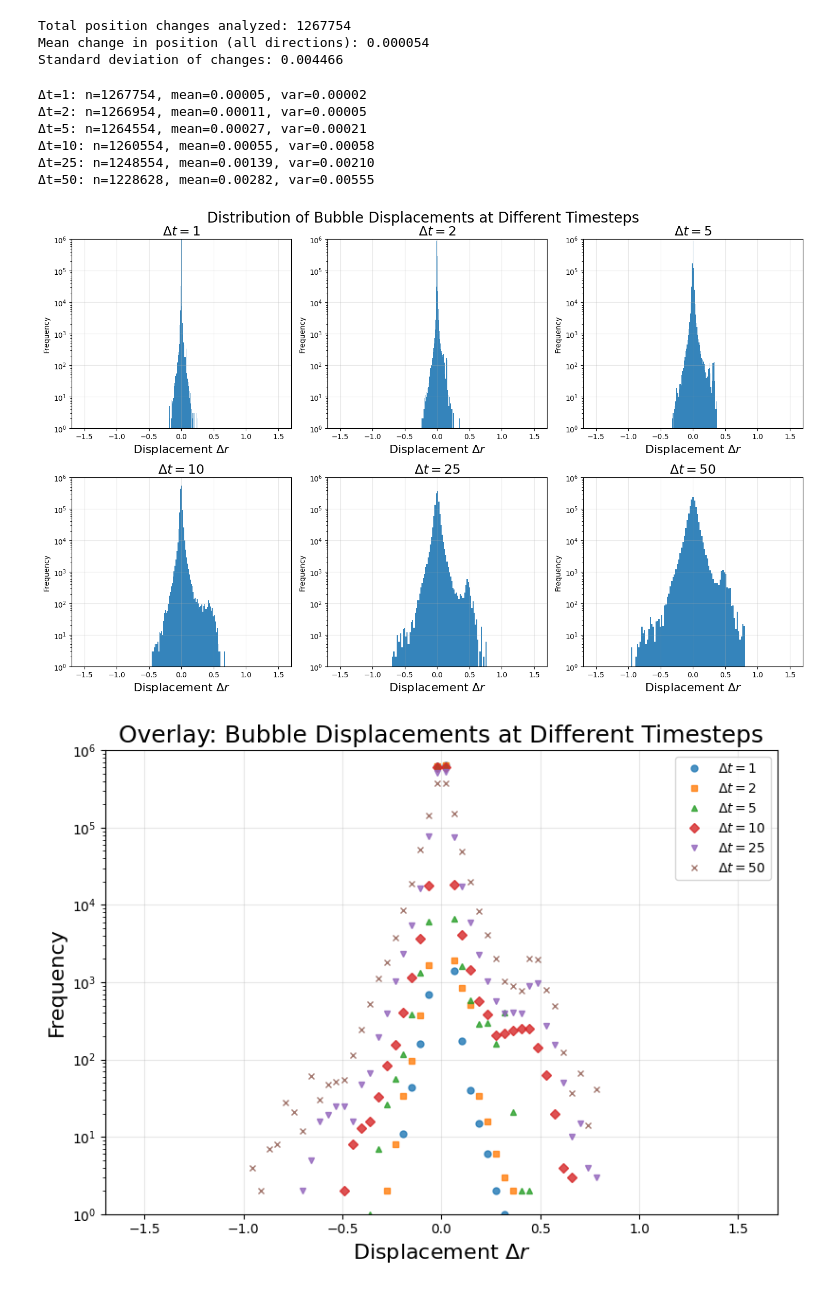
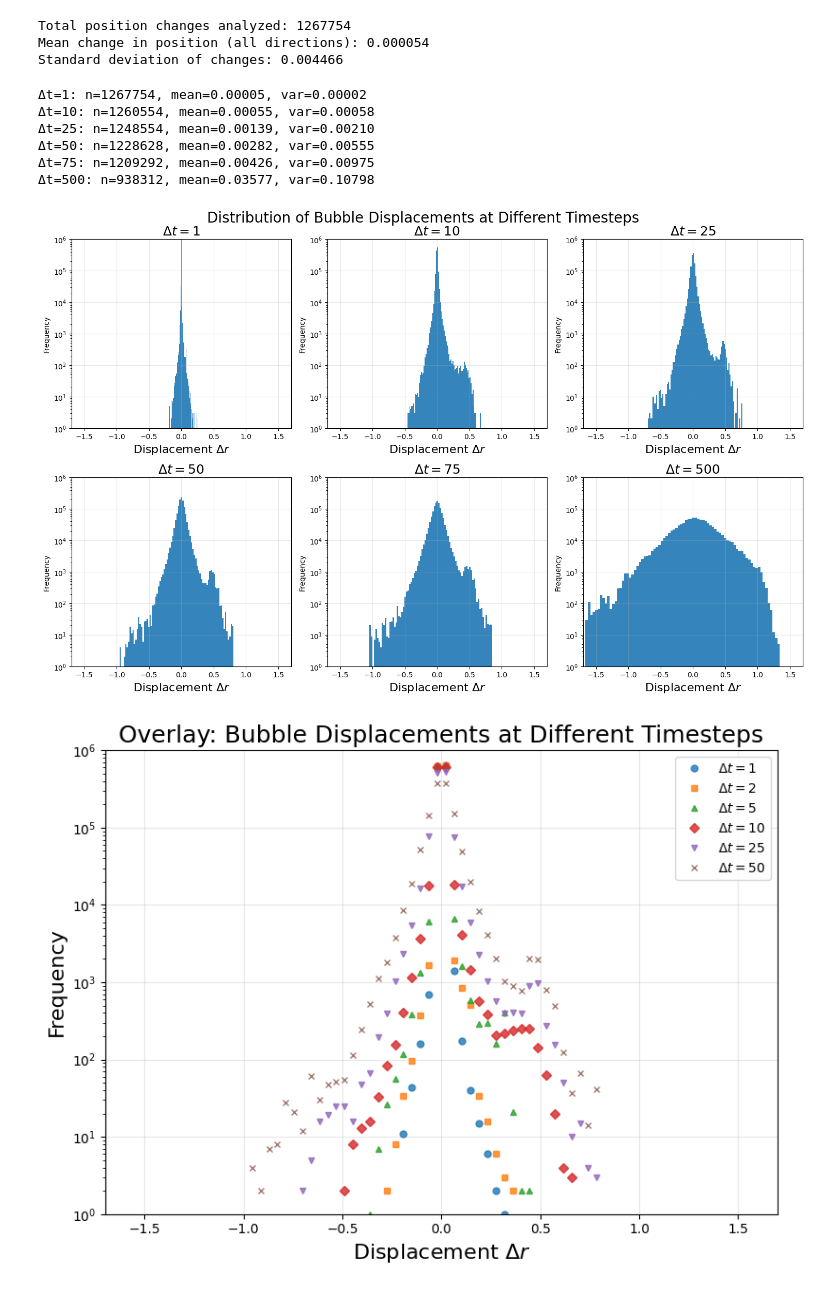
Before and after one commit to conorkirby/capstone, a Jupyter notebook: ProjectNotebooks/03_DisplacementDistributions.ipynb, the cells around one changed output. Saved outputs shown, nothing was run; the diff lists cells and outputs as text; code cells hidden in the pictures.

```diff
--- a/ProjectNotebooks/03_DisplacementDistributions.ipynb
+++ b/ProjectNotebooks/03_DisplacementDistributions.ipynb
@@ -179,8 +179,8 @@ Standard deviation of changes: 0.004466
 
 # Displacement Analysis for Multiple dt Values
 #dt_values = [1, 10, 25, 50, 75, 125, 200, 300, 400, 500]
-# dt_values = [1, 10, 25, 50, 75, 100]
-dt_values = [1, 2, 5, 10, 25, 50]
+dt_values = [1, 10, 25, 50, 75, 500]
+# dt_values = [1, 2, 5, 10, 25, 50]
 
 fig, axs = plt.subplots(2, 3, figsize=(15, 10))
 axs = axs.ravel()
@@ -196,36 +196,36 @@ for idx, dt in enumerate(dt_values):
 
         if len(x) <= dt:
             continue
 
         dx_dt = x[dt:] - x[:-dt]
         dy_dt = y[dt:] - y[:-dt]
 
         all_dx.extend(dx_dt)
         all_dy.extend(dy_dt)
 
     all_disp = np.concatenate([all_dx, all_dy])
     axs[idx].hist(all_disp, bins=80, alpha=0.9)
     axs[idx].set_title(rf"$\Delta t = {dt}$", fontsize=18)
     axs[idx].grid(alpha=0.3)
     axs[idx].set_yscale('log')
     axs[idx].set_xlim(-1.7, 1.7)
     axs[idx].set_ylim(1, 1e6)
     axs[idx].set_xlabel(r"Displacement $\Delta r$", fontsize=16)
     axs[idx].set_ylabel("Frequency")
 
     print(f"Δt={dt}: n={len(all_disp)}, mean={np.mean(all_disp):.5f}, var={np.var(all_disp):.5f}")
 
 plt.tight_layout(rect=[0, 0, 1, 0.98])
 # plt.savefig("/Users/conorkirby/Library/Mobile Documents/com~apple~CloudDocs/Coding/projects/python/capstone/Figures_Sample2/03_Figures/displacement_distributions_2.png", dpi=300, bbox_inches='tight')
 plt.show()
 # %% [output]
 Δt=1: n=1267754, mean=0.00005, var=0.00002
-Δt=2: n=1266954, mean=0.00011, var=0.00005
-Δt=5: n=1264554, mean=0.00027, var=0.00021
 Δt=10: n=1260554, mean=0.00055, var=0.00058
 Δt=25: n=1248554, mean=0.00139, var=0.00210
 Δt=50: n=1228628, mean=0.00282, var=0.00555
+Δt=75: n=1209292, mean=0.00426, var=0.00975
+Δt=500: n=938312, mean=0.03577, var=0.10798
-[figure, old version]
+[figure, new version]
 # %%
 # Overlay Plot
 plt.figure(figsize=(8, 6))
```
Also changed, not shown: parts of 2 cells of this notebook, 3 other files.
